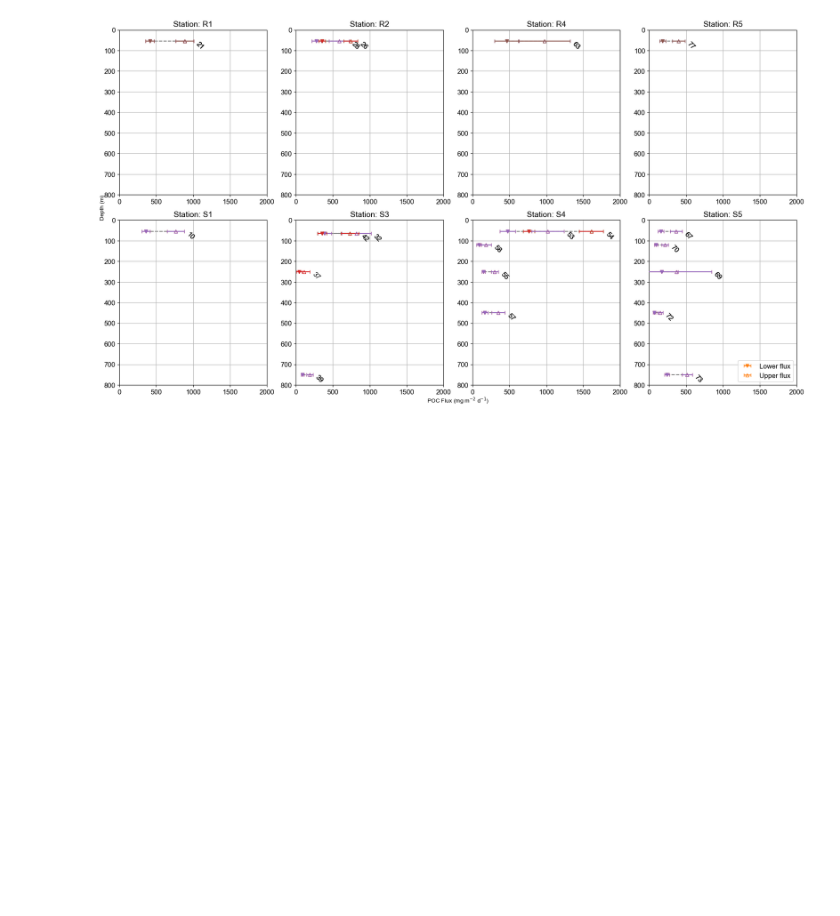
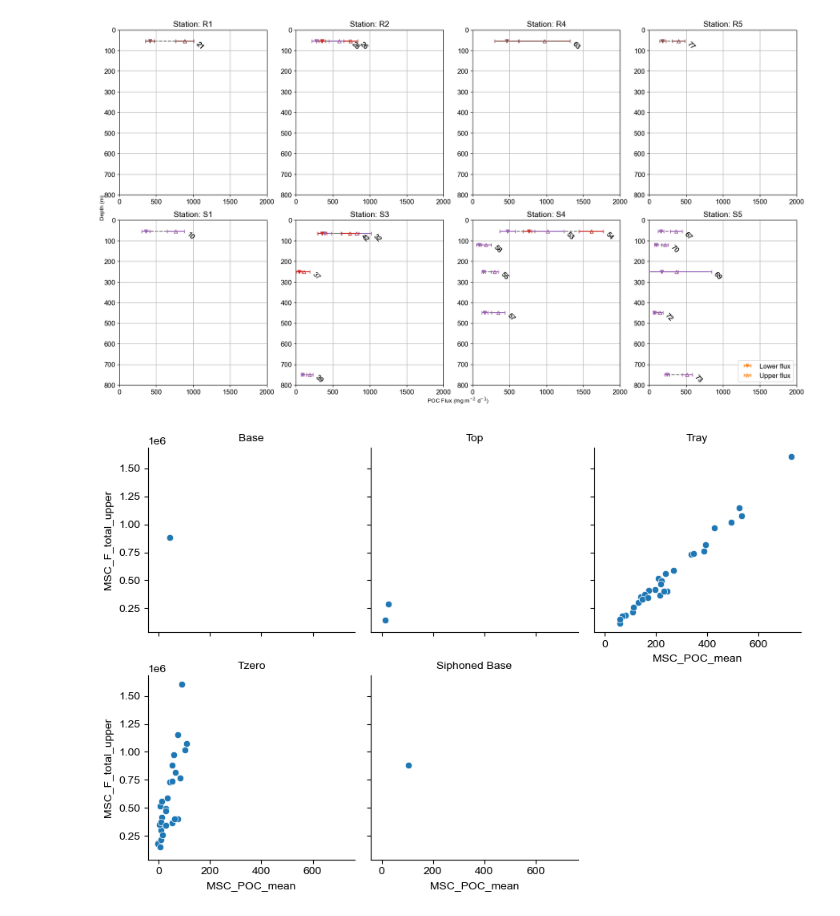
Before and after one commit to hans-hilder/utilities, a Jupyter notebook: msc_processing.ipynb, the cells around one changed output. Saved outputs shown, nothing was run; the diff lists cells and outputs as text; code cells hidden in the pictures; blank space fills up the shorter version.

```diff
--- a/msc_processing.ipynb
+++ b/msc_processing.ipynb
@@ -493,0 +516,10 @@ MSC_POC.to_excel(fxx_cur_date +'_20250513_Hans_MSC_Flux_Data.xlsx'})
+# %%
+# Data checking
+
+g = sns.FacetGrid(MSC_POC, col='MSC_Fraction', col_wrap=3, sharex=True, sharey=True)
+g.map_dataframe(sns.scatterplot, x='MSC_POC_mean', y='MSC_F_total_upper')
+g.set_titles(col_template="{col_name}")
+plot.tight_layout()
+plot.show()
+# %% [output]
+[figure, added]
```
Also changed, not shown: parts of 3 cells of this notebook.
